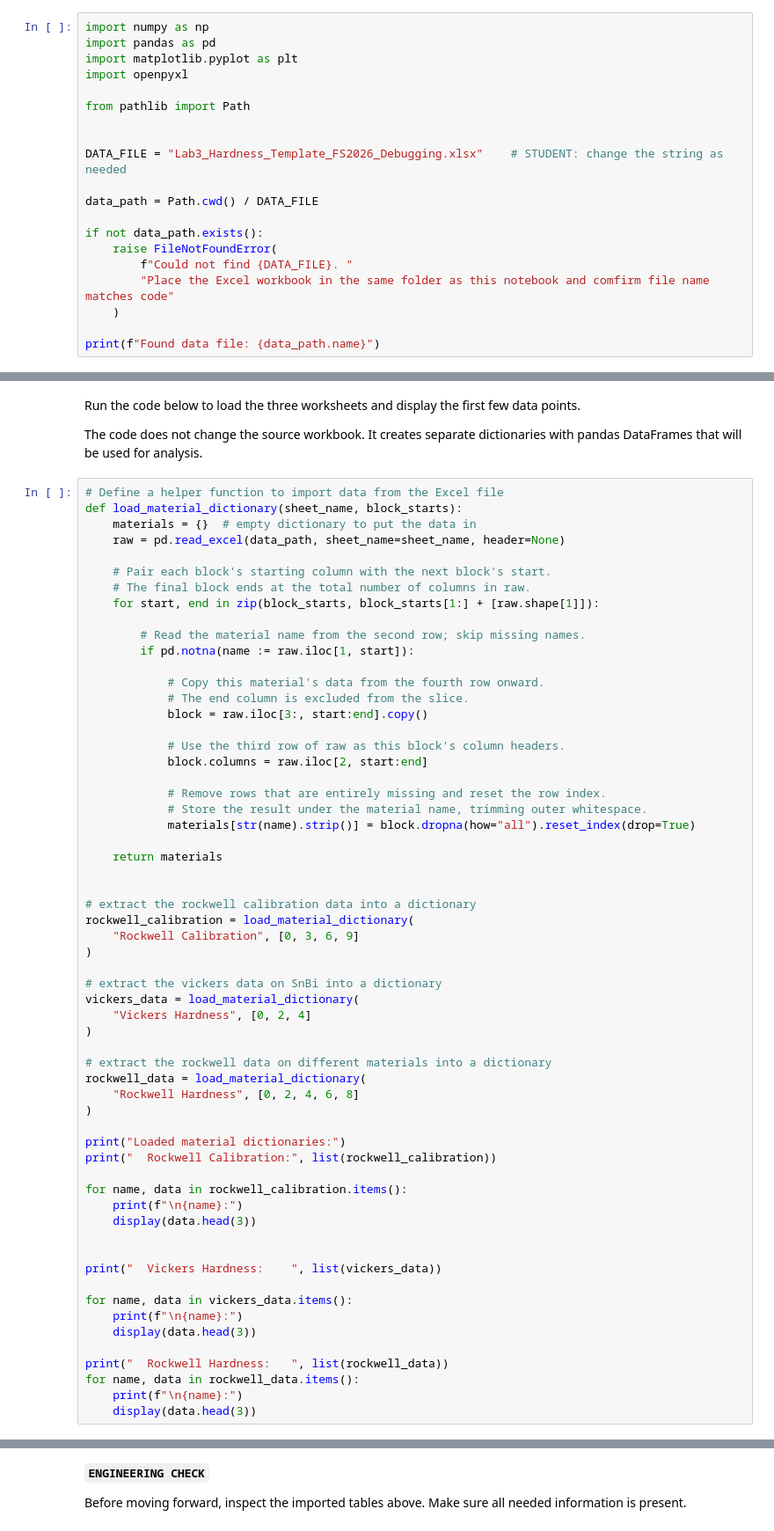
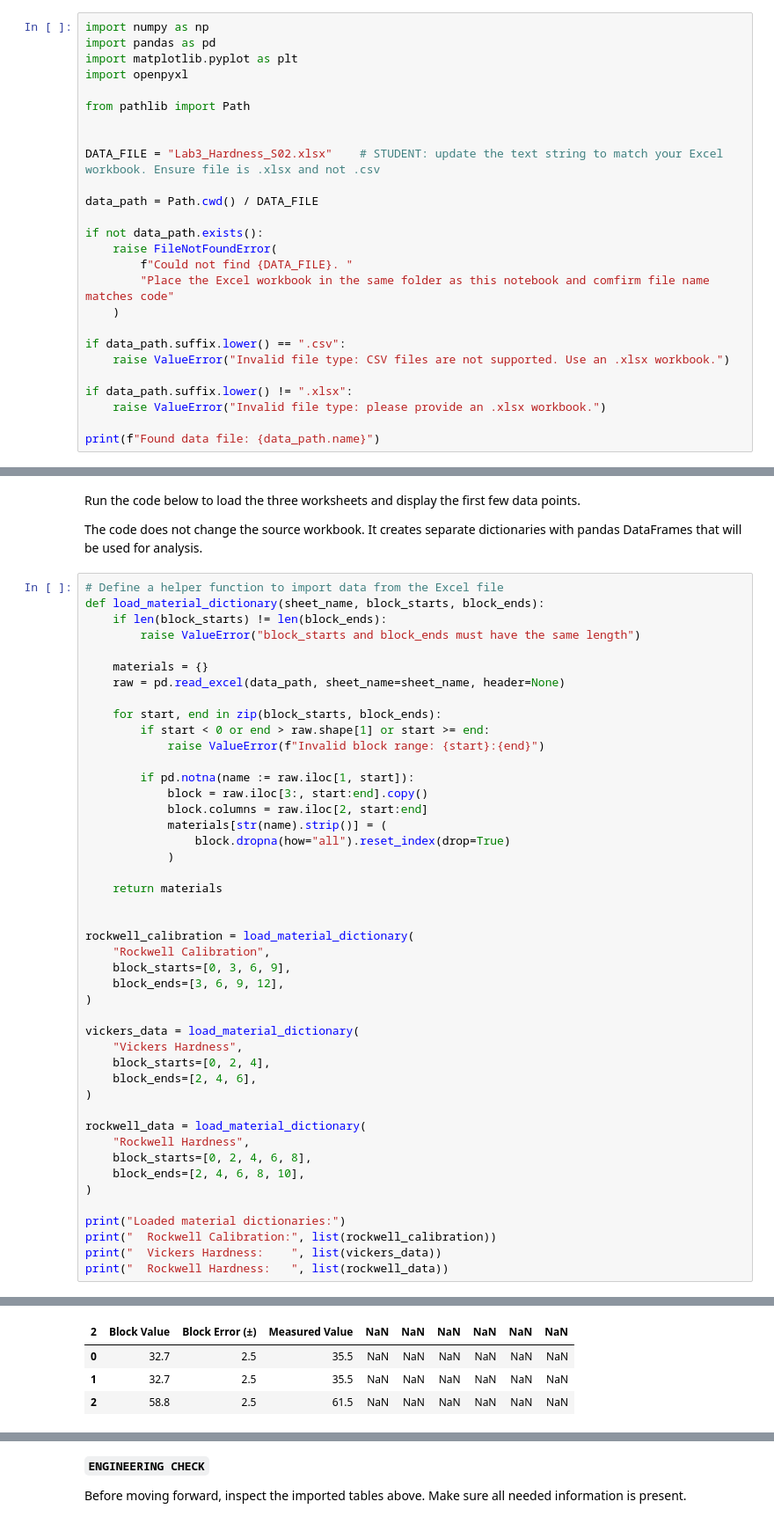
Before and after one commit to mseMSU/Notebooks-pub, a Jupyter notebook: notebooks/MSE/250/Lab_3_Report.ipynb, the cells around one changed output, grey strips where cells are left out. Shown at 88% size. Saved outputs shown, nothing was run; the diff lists cells and outputs as text.

```diff
--- a/notebooks/MSE/250/Lab_3_Report.ipynb
+++ b/notebooks/MSE/250/Lab_3_Report.ipynb
@@ -68,7 +68,7 @@ import openpyxl
 from pathlib import Path
 
 
-DATA_FILE = "Lab3_Hardness_Template_FS2026_Debugging.xlsx"    # STUDENT: change the string as needed
+DATA_FILE = "Lab3_Hardness_S02.xlsx"    # STUDENT: update the text string to match your Excel workbook. Ensure file is .xlsx and not .csv
 
 data_path = Path.cwd() / DATA_FILE
 
@@ -78,4 +78,10 @@ if not data_path.exists():
         "Place the Excel workbook in the same folder as this notebook and comfirm file name matches code"
     )
 
+if data_path.suffix.lower() == ".csv":
+    raise ValueError("Invalid file type: CSV files are not supported. Use an .xlsx workbook.")
+
+if data_path.suffix.lower() != ".xlsx":
+    raise ValueError("Invalid file type: please provide an .xlsx workbook.")
+
 print(f"Found data file: {data_path.name}")
@@ -85,61 +93,47 @@ Run the code below to load the three worksheets and display the first few data p
 The code does not change the source workbook. It creates separate dictionaries with pandas DataFrames that will be used for analysis.
 # %%
 # Define a helper function to import data from the Excel file
-def load_material_dictionary(sheet_name, block_starts):
-    materials = {}  # empty dictionary to put the data in
+def load_material_dictionary(sheet_name, block_starts, block_ends):
+    if len(block_starts) != len(block_ends):
+        raise ValueError("block_starts and block_ends must have the same length")
+
+    materials = {}
     raw = pd.read_excel(data_path, sheet_name=sheet_name, header=None)
 
-    # Pair each block's starting column with the next block's start.
-    # The final block ends at the total number of columns in raw.
-    for start, end in zip(block_starts, block_starts[1:] + [raw.shape[1]]):
+    for start, end in zip(block_starts, block_ends):
+        if start < 0 or end > raw.shape[1] or start >= end:
+            raise ValueError(f"Invalid block range: {start}:{end}")
 
-        # Read the material name from the second row; skip missing names.
         if pd.notna(name := raw.iloc[1, start]):
-
-            # Copy this material's data from the fourth row onward.
-            # The end column is excluded from the slice.
             block = raw.iloc[3:, start:end].copy()
-
-            # Use the third row of raw as this block's column headers.
             block.columns = raw.iloc[2, start:end]
-
-            # Remove rows that are entirely missing and reset the row index.
-            # Store the result under the material name, trimming outer whitespace.
-            materials[str(name).strip()] = block.dropna(how="all").reset_index(drop=True)
+            materials[str(name).strip()] = (
+                block.dropna(how="all").reset_index(drop=True)
+            )
 
     return materials
 
 
-# extract the rockwell calibration data into a dictionary
 rockwell_calibration = load_material_dictionary(
-    "Rockwell Calibration", [0, 3, 6, 9]
+    "Rockwell Calibration",
+    block_starts=[0, 3, 6, 9],
+    block_ends=[3, 6, 9, 12],
 )
 
-# extract the vickers data on SnBi into a dictionary
 vickers_data = load_material_dictionary(
-    "Vickers Hardness", [0, 2, 4]
+    "Vickers Hardness",
+    block_starts=[0, 2, 4],
+    block_ends=[2, 4, 6],
 )
 
-# extract the rockwell data on different materials into a dictionary
 rockwell_data = load_material_dictionary(
-    "Rockwell Hardness", [0, 2, 4, 6, 8]
+    "Rockwell Hardness",
+    block_starts=[0, 2, 4, 6, 8],
+    block_ends=[2, 4, 6, 8, 10],
 )
 
 print("Loaded material dictionaries:")
 print("  Rockwell Calibration:", list(rockwell_calibration))
-
-for name, data in rockwell_calibration.items():
-    print(f"\n{name}:")
-    display(data.head(3))
-
-
 print("  Vickers Hardness:    ", list(vickers_data))
-
-for name, data in vickers_data.items():
-    print(f"\n{name}:")
-    display(data.head(3))
-
 print("  Rockwell Hardness:   ", list(rockwell_data))
-for name, data in rockwell_data.items():
-    print(f"\n{name}:")
-    display(data.head(3))
+# %% [output]
@@ -145,0 +159,4 @@ for name, data in rockwell_data.items():
+| 2 | Block Value | Block Error (±) | Measured Value | NaN | NaN | NaN | NaN | NaN | NaN |
+| 0 | 32.7 | 2.5 | 35.5 | NaN | NaN | NaN | NaN | NaN | NaN |
+| 1 | 32.7 | 2.5 | 35.5 | NaN | NaN | NaN | NaN | NaN | NaN |
+| 2 | 58.8 | 2.5 | 61.5 | NaN | NaN | NaN | NaN | NaN | NaN |
```
Also changed, not shown: parts of 3 cells of this notebook.
